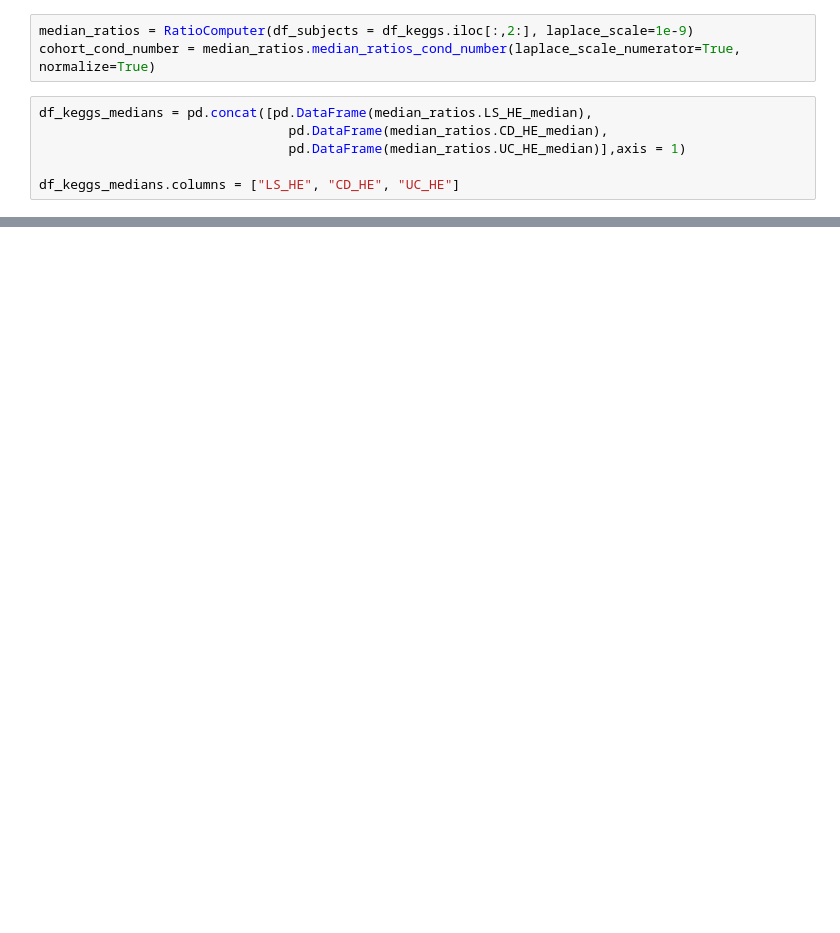
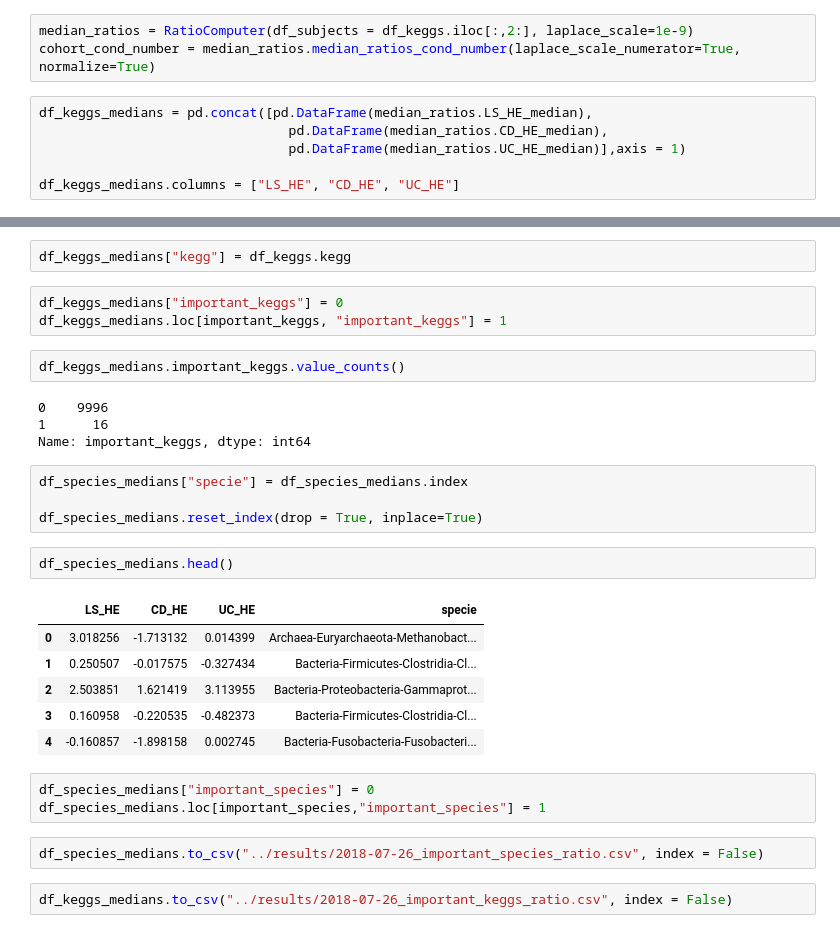
Before and after one commit to myazdani/KEGGs-15-12-2017, a Jupyter notebook: scripts/ratio-analysis/2018-07-26_comparing-species-and-keggs-ratio-plots.ipynb, the cells around one changed output, grey strips where cells are left out. Cells and saved outputs as stored; diff of their text form; blank space fills up the shorter version.

```diff
--- a/scripts/ratio-analysis/2018-07-26_comparing-species-and-keggs-ratio-plots.ipynb
+++ b/scripts/ratio-analysis/2018-07-26_comparing-species-and-keggs-ratio-plots.ipynb
@@ -552,0 +564,31 @@ plt.legend();
+# %%
+df_keggs_medians["kegg"] = df_keggs.kegg
+# %%
+df_keggs_medians["important_keggs"] = 0
+df_keggs_medians.loc[important_keggs, "important_keggs"] = 1
+# %%
+df_keggs_medians.important_keggs.value_counts()
+# %% [output]
+0    9996
+1      16
+Name: important_keggs, dtype: int64
+# %%
+df_species_medians["specie"] = df_species_medians.index
+
+df_species_medians.reset_index(drop = True, inplace=True)
+# %%
+df_species_medians.head()
+# %% [output]
+|  | LS_HE | CD_HE | UC_HE | specie |
+| 0 | 3.018256 | -1.713132 | 0.014399 | Archaea-Euryarchaeota-Methanobact... |
+| 1 | 0.250507 | -0.017575 | -0.327434 | Bacteria-Firmicutes-Clostridia-Cl... |
+| 2 | 2.503851 | 1.621419 | 3.113955 | Bacteria-Proteobacteria-Gammaprot... |
+| 3 | 0.160958 | -0.220535 | -0.482373 | Bacteria-Firmicutes-Clostridia-Cl... |
+| 4 | -0.160857 | -1.898158 | 0.002745 | Bacteria-Fusobacteria-Fusobacteri... |
+# %%
+df_species_medians["important_species"] = 0
+df_species_medians.loc[important_species,"important_species"] = 1
+# %%
+df_species_medians.to_csv("../results/2018-07-26_important_species_ratio.csv", index = False)
+# %%
+df_keggs_medians.to_csv("../results/2018-07-26_important_keggs_ratio.csv", index = False)
```
Also changed, not shown: parts of 4 cells of this notebook, 2 other files.
